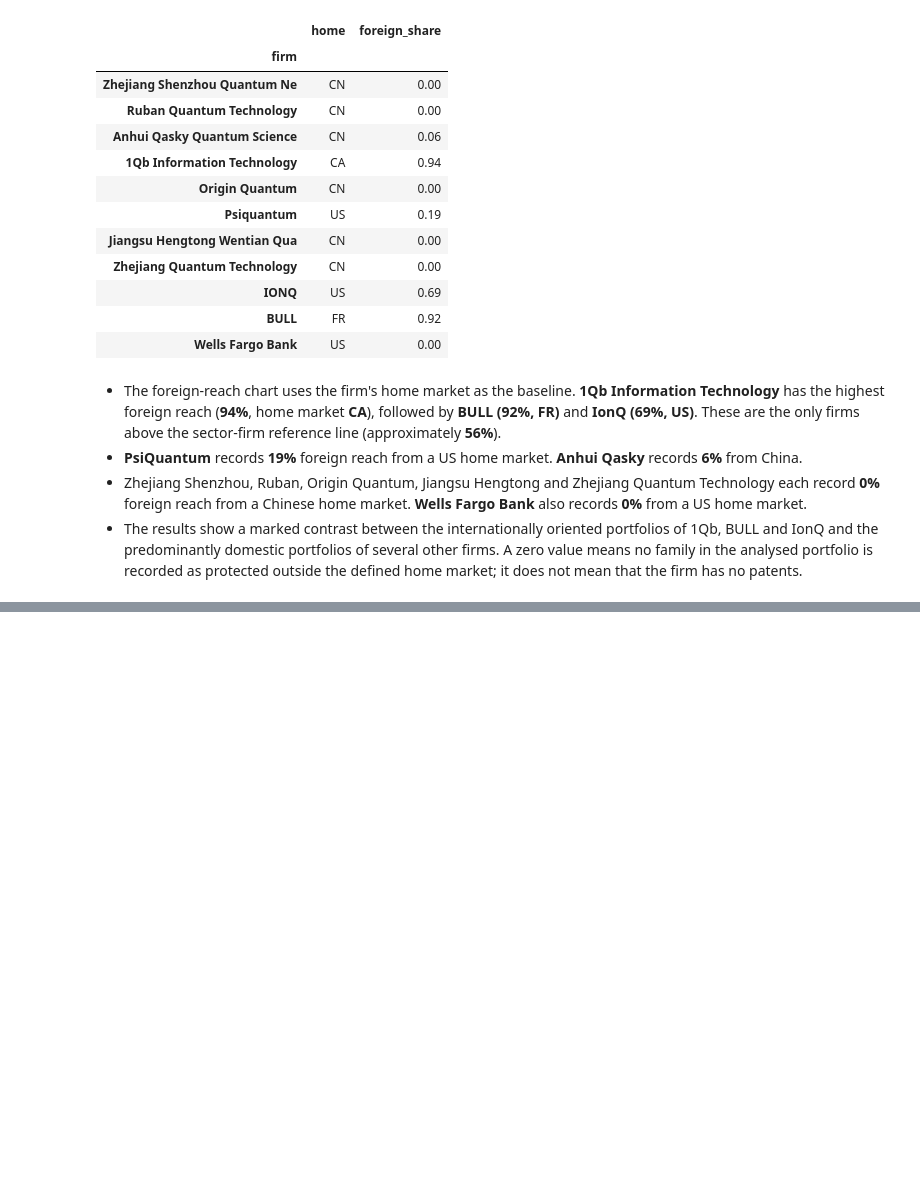
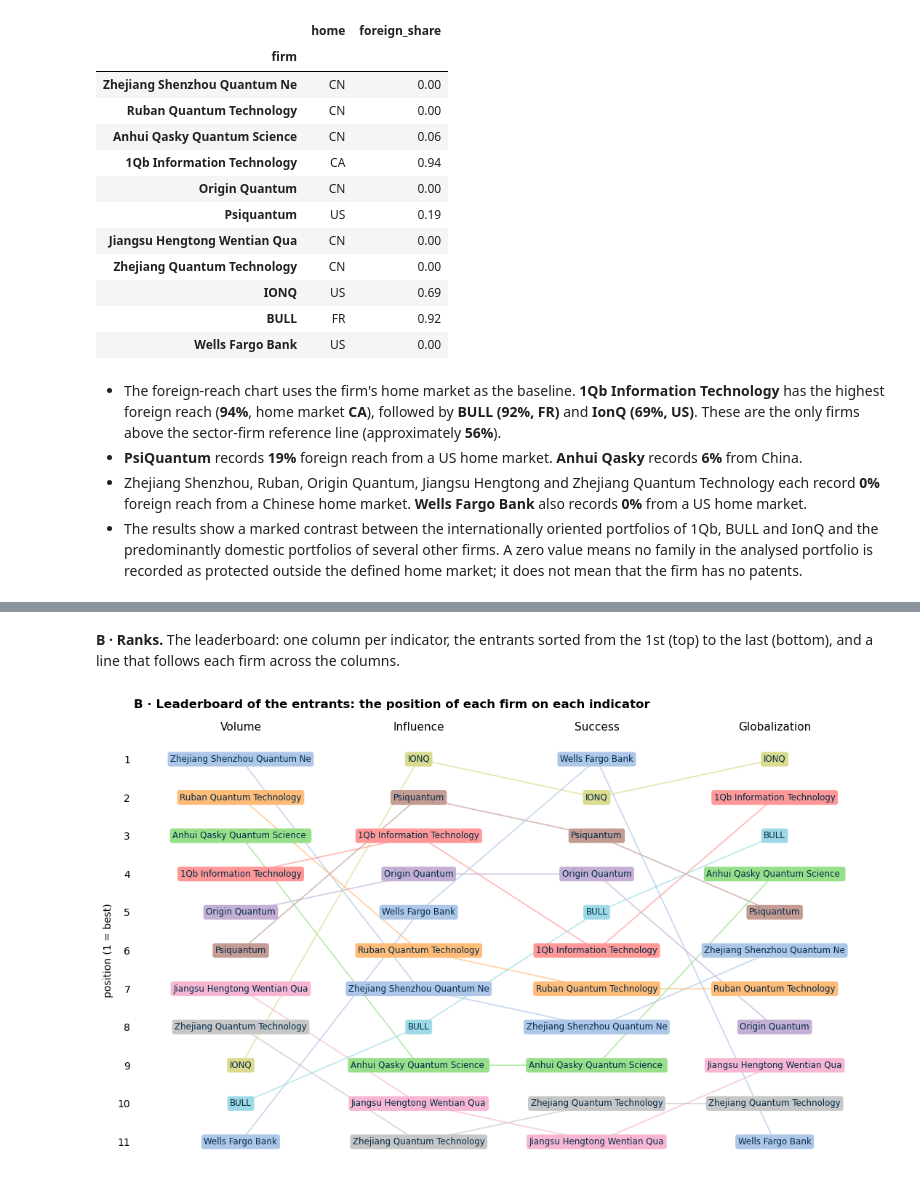
Before and after one commit to letiBri/team-30-QuantumComputing, a Jupyter notebook: notebooks/STEP3_present_score_entrant.ipynb, the cells around one changed output, grey strips where cells are left out. Drawn from its saved outputs; the diff is of its cells as text; code cells hidden in the pictures; blank space fills up the shorter version.

```diff
--- a/notebooks/STEP3_present_score_entrant.ipynb
+++ b/notebooks/STEP3_present_score_entrant.ipynb
@@ -1648,0 +1759,27 @@ pd.concat([firm_home.reindex(TOP).rename("home"), foreign_share], axis=1).rename
+# %% [markdown]
+**B · Ranks.** The leaderboard: one column per indicator, the entrants sorted from the 1st (top) to the last (bottom), and a line that follows each firm across the columns.
+# %%
+positions = firms[INDICATORS].rank(ascending=False, method="min")    # B: 1 = best firm on that indicator
+shown = firms[INDICATORS].rank(ascending=False, method="first")       # same order, ties split only for the drawing
+
+colour = {f: plt.cm.tab20(2 * k % 20 + 1) for k, f in enumerate(TOP)}
+fig, ax = plt.subplots(figsize=(11, 0.5 * len(TOP) + 1.2))
+for f in TOP:
+    ax.plot(range(len(INDICATORS)), shown.loc[f, INDICATORS], color=colour[f], lw=1.2, alpha=0.7, zorder=1)
+    for j, k in enumerate(INDICATORS):
+        ax.text(j, shown.loc[f, k], SHORT[f], ha="center", va="center", fontsize=8.5, color=NAVY, zorder=2,
+                bbox=dict(boxstyle="round,pad=0.3", fc=colour[f], ec="none"))
+ax.set_xlim(-0.6, len(INDICATORS) - 0.4)
+ax.set_ylim(len(TOP) + 0.6, 0.4)
+ax.set_xticks(range(len(INDICATORS)), [k.capitalize() for k in INDICATORS], fontsize=11)
+ax.xaxis.tick_top()
+ax.set_yticks(range(1, len(TOP) + 1))
+ax.set_ylabel("position (1 = best)")
+ax.spines[:].set_visible(False)
+ax.tick_params(length=0)
+ax.set_title("B · Leaderboard of the entrants: the position of each firm on each indicator", pad=28)
+plt.tight_layout()
+plt.savefig(OUT / "fig_leaderboard_entrant.png", dpi=200, bbox_inches="tight")
+plt.show()
+# %% [output]
+[figure, added]
```
Also changed, not shown: parts of 42 cells of this notebook, 2 other files.
